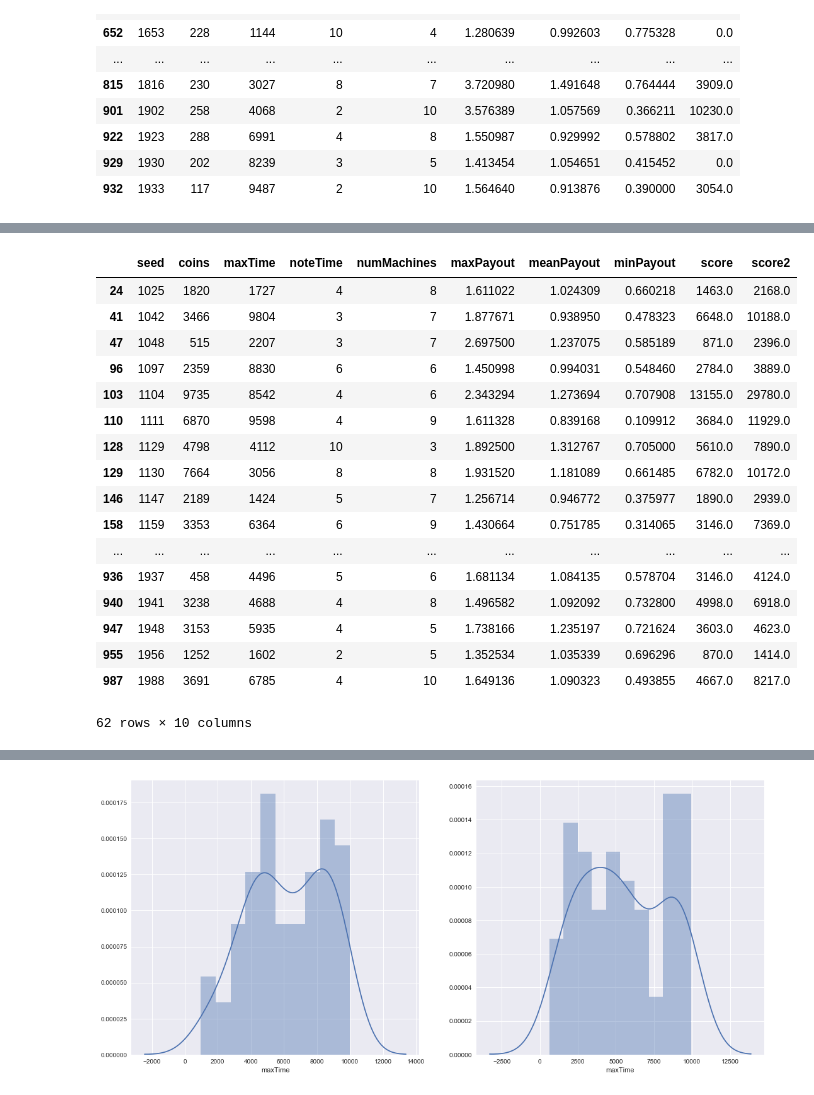
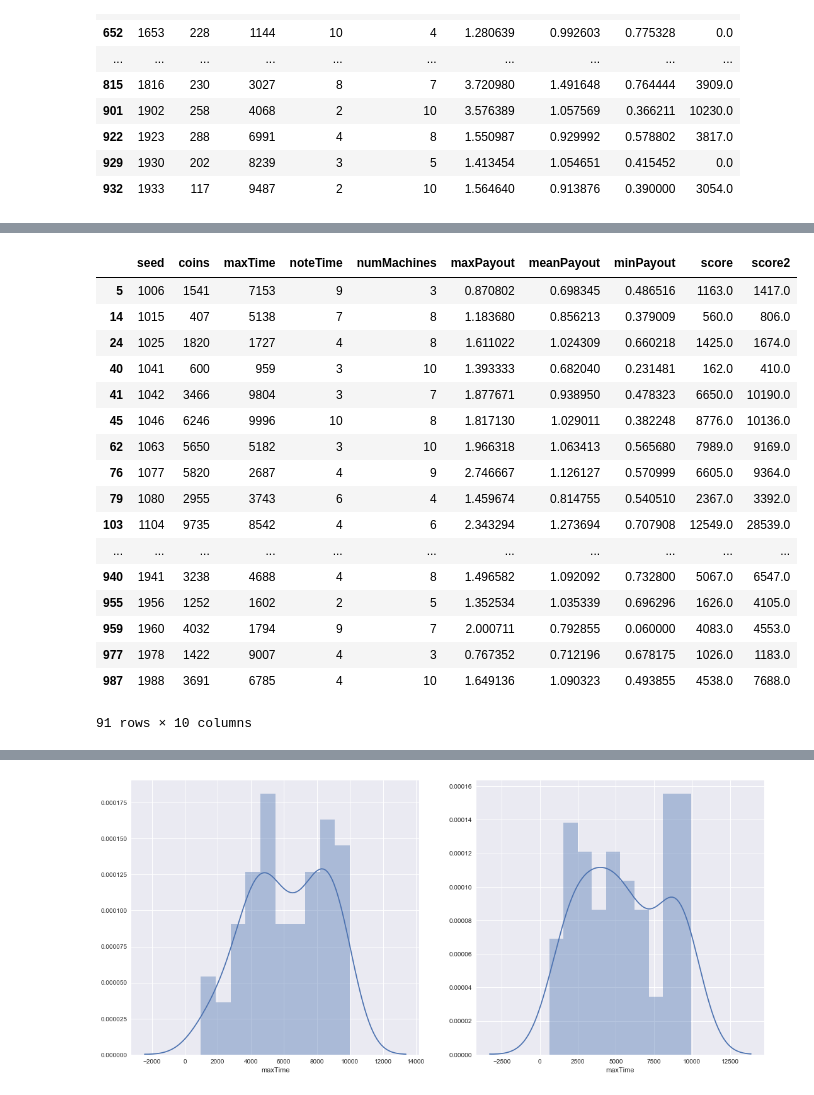
Before and after one commit to threepipes/mm99, a Jupyter notebook: jupyter/analyze_each.ipynb, the cells around one changed output, grey strips where cells are left out. Drawn from its saved outputs; the diff is of its cells as text; code cells hidden in the pictures.

```diff
--- a/jupyter/analyze_each.ipynb
+++ b/jupyter/analyze_each.ipynb
@@ -116,12 +117,14 @@ df[df.coins < 300]
 | 929 | 1930 | 202 | 8239 | 3 | 5 | 1.413454 | 1.054651 | 0.415452 | 0.0 |
 | 932 | 1933 | 117 | 9487 | 2 | 10 | 1.564640 | 0.913876 | 0.390000 | 3054.0 |
 # %%
-# target1 = base_dir + 'result_0319_011719.csv'
+target1 = base_dir + 'result_0319_011719.csv'
 # target2 = base_dir + 'result_0319_022849.csv'
 # target2 = base_dir + 'result_0319_122008.csv'
 # target2 = base_dir + 'result_0319_152639.csv'
-target1 = base_dir + 'result_0319_201907.csv'
-target2 = base_dir + 'result_0319_202808.csv'
+# target1 = base_dir + 'result_0319_201907.csv'
+# target2 = base_dir + 'result_0319_202808.csv'
+# target1 = base_dir + 'result_0319_224123.csv'
+target2 = base_dir + 'result_0320_070301.csv'
 # %%
 df1 = pd.read_csv(target1)
 df2 = pd.read_csv(target2)
@@ -171,25 +174,25 @@ losecase
 # %%
-wincase = df1[df1.score < df1.score2 * 0.8]
+wincase = df1[df1.score+10 < df1.score2 * 0.9]
 wincase
 # %% [output]
 |  | seed | coins | maxTime | noteTime | numMachines | maxPayout | meanPayout | minPayout | score | score2 |
-| 24 | 1025 | 1820 | 1727 | 4 | 8 | 1.611022 | 1.024309 | 0.660218 | 1463.0 | 2168.0 |
-| 41 | 1042 | 3466 | 9804 | 3 | 7 | 1.877671 | 0.938950 | 0.478323 | 6648.0 | 10188.0 |
-| 47 | 1048 | 515 | 2207 | 3 | 7 | 2.697500 | 1.237075 | 0.585189 | 871.0 | 2396.0 |
-| 96 | 1097 | 2359 | 8830 | 6 | 6 | 1.450998 | 0.994031 | 0.548460 | 2784.0 | 3889.0 |
-| 103 | 1104 | 9735 | 8542 | 4 | 6 | 2.343294 | 1.273694 | 0.707908 | 13155.0 | 29780.0 |
-| 110 | 1111 | 6870 | 9598 | 4 | 9 | 1.611328 | 0.839168 | 0.109912 | 3684.0 | 11929.0 |
-| 128 | 1129 | 4798 | 4112 | 10 | 3 | 1.892500 | 1.312767 | 0.705000 | 5610.0 | 7890.0 |
-| 129 | 1130 | 7664 | 3056 | 8 | 8 | 1.931520 | 1.181089 | 0.661485 | 6782.0 | 10172.0 |
-| 146 | 1147 | 2189 | 1424 | 5 | 7 | 1.256714 | 0.946772 | 0.375977 | 1890.0 | 2939.0 |
-| 158 | 1159 | 3353 | 6364 | 6 | 9 | 1.430664 | 0.751785 | 0.314065 | 3146.0 | 7369.0 |
+| 5 | 1006 | 1541 | 7153 | 9 | 3 | 0.870802 | 0.698345 | 0.486516 | 1163.0 | 1417.0 |
+| 14 | 1015 | 407 | 5138 | 7 | 8 | 1.183680 | 0.856213 | 0.379009 | 560.0 | 806.0 |
+| 24 | 1025 | 1820 | 1727 | 4 | 8 | 1.611022 | 1.024309 | 0.660218 | 1425.0 | 1674.0 |
+| 40 | 1041 | 600 | 959 | 3 | 10 | 1.393333 | 0.682040 | 0.231481 | 162.0 | 410.0 |
+| 41 | 1042 | 3466 | 9804 | 3 | 7 | 1.877671 | 0.938950 | 0.478323 | 6650.0 | 10190.0 |
+| 45 | 1046 | 6246 | 9996 | 10 | 8 | 1.817130 | 1.029011 | 0.382248 | 8776.0 | 10136.0 |
+| 62 | 1063 | 5650 | 5182 | 3 | 10 | 1.966318 | 1.063413 | 0.565680 | 7989.0 | 9169.0 |
+| 76 | 1077 | 5820 | 2687 | 4 | 9 | 2.746667 | 1.126127 | 0.570999 | 6605.0 | 9364.0 |
+| 79 | 1080 | 2955 | 3743 | 6 | 4 | 1.459674 | 0.814755 | 0.540510 | 2367.0 | 3392.0 |
+| 103 | 1104 | 9735 | 8542 | 4 | 6 | 2.343294 | 1.273694 | 0.707908 | 12549.0 | 28539.0 |
 | ... | ... | ... | ... | ... | ... | ... | ... | ... | ... | ... |
-| 936 | 1937 | 458 | 4496 | 5 | 6 | 1.681134 | 1.084135 | 0.578704 | 3146.0 | 4124.0 |
-| 940 | 1941 | 3238 | 4688 | 4 | 8 | 1.496582 | 1.092092 | 0.732800 | 4998.0 | 6918.0 |
-| 947 | 1948 | 3153 | 5935 | 4 | 5 | 1.738166 | 1.235197 | 0.721624 | 3603.0 | 4623.0 |
-| 955 | 1956 | 1252 | 1602 | 2 | 5 | 1.352534 | 1.035339 | 0.696296 | 870.0 | 1414.0 |
-| 987 | 1988 | 3691 | 6785 | 4 | 10 | 1.649136 | 1.090323 | 0.493855 | 4667.0 | 8217.0 |
+| 940 | 1941 | 3238 | 4688 | 4 | 8 | 1.496582 | 1.092092 | 0.732800 | 5067.0 | 6547.0 |
+| 955 | 1956 | 1252 | 1602 | 2 | 5 | 1.352534 | 1.035339 | 0.696296 | 1626.0 | 4105.0 |
+| 959 | 1960 | 4032 | 1794 | 9 | 7 | 2.000711 | 0.792855 | 0.060000 | 4083.0 | 4553.0 |
+| 977 | 1978 | 1422 | 9007 | 4 | 3 | 0.767352 | 0.712196 | 0.678175 | 1026.0 | 1183.0 |
+| 987 | 1988 | 3691 | 6785 | 4 | 10 | 1.649136 | 1.090323 | 0.493855 | 4538.0 | 7688.0 |
-62 rows × 10 columns
+91 rows × 10 columns
 # %%
 losecase.describe()
 # %% [output]
```
Also changed, not shown: parts of 11 cells of this notebook, 3 other files.
